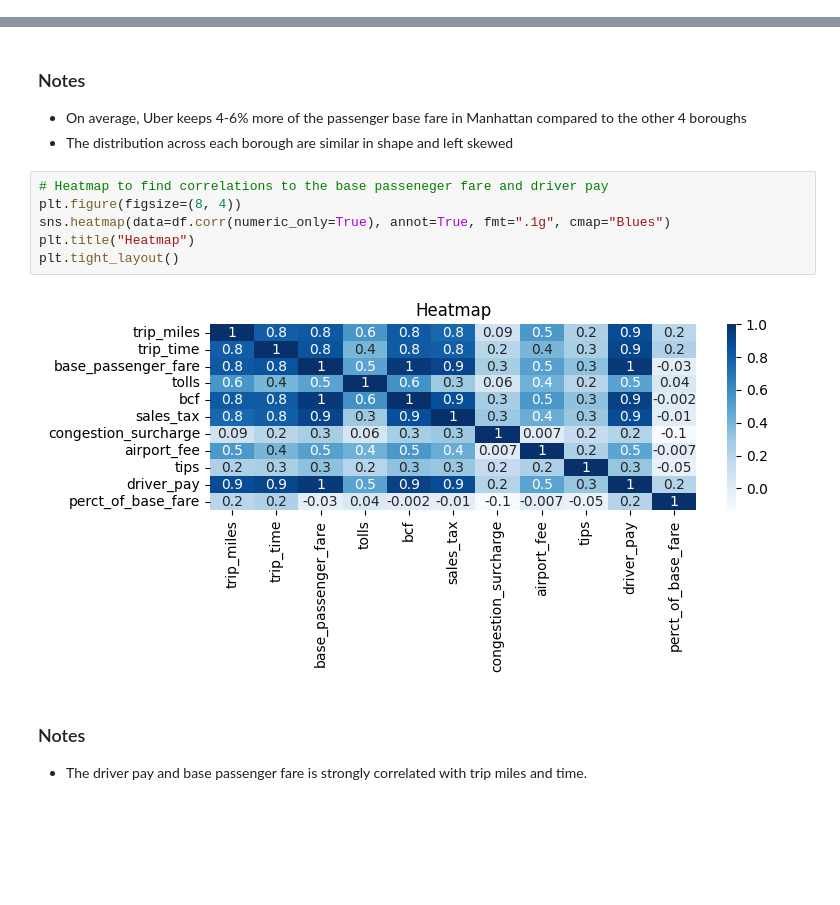
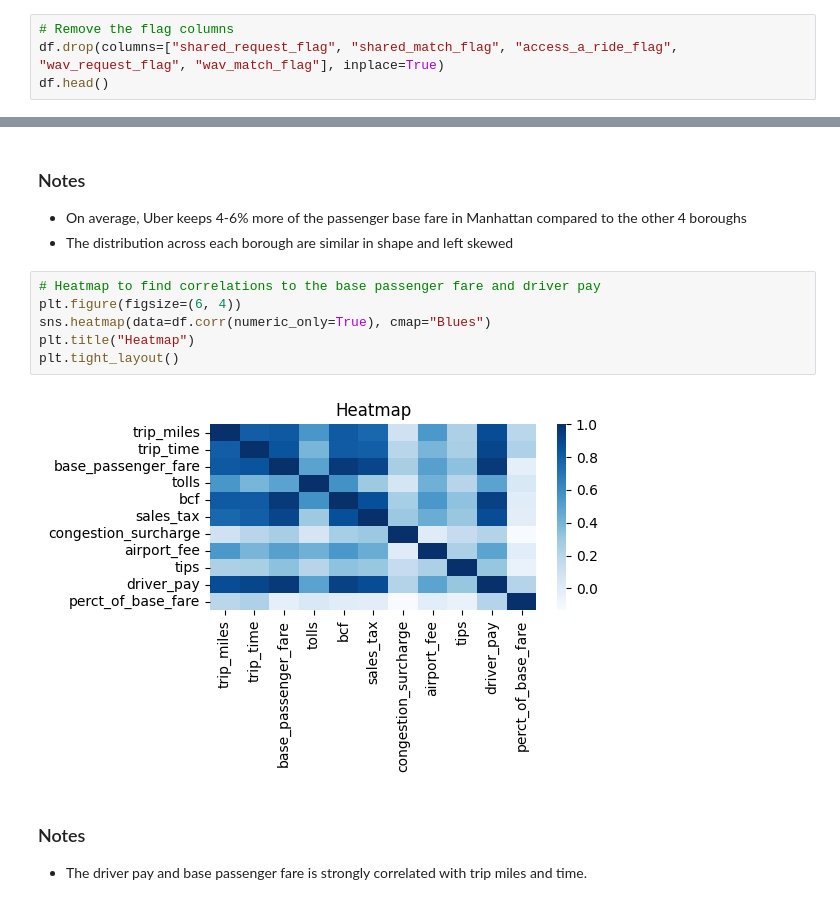
Before and after one commit to kazirshahria/nyc_trip_data_analysis, a Jupyter notebook: project/04_analysis.ipynb, the cells around one changed output, grey strips where cells are left out. Drawn from its saved outputs; the diff is of its cells as text; blank space fills up the shorter version.

```diff
--- a/project/04_analysis.ipynb
+++ b/project/04_analysis.ipynb
@@ -19,3 +20,7 @@ df.head()
 | 3 | 2020-05-24 00:53:55 | 2020-05-24 00:56:19 | 2020-05-24 00:59:25 | 2020-05-24 01:10:48 | 3.81 | 683 | ... |
 | 4 | 2020-05-22 18:24:16 | 2020-05-22 18:25:30 | 2020-05-22 18:27:42 | 2020-05-22 18:35:40 | 1.45 | 478 | ... |
 5 rows × 25 columns
+# %%
+# Remove the flag columns
+df.drop(columns=["shared_request_flag", "shared_match_flag", "access_a_ride_flag", "wav_request_flag", "wav_match_flag"], inplace=True)
+df.head()
@@ -191,13 +203,13 @@ for i, borough in enumerate(["Bronx", "Brooklyn", "Manhattan", "Queens", "Staten
 - On average, Uber keeps 4-6% more of the passenger base fare in Manhattan compared to the other 4 boroughs
 - The distribution across each borough are similar in shape and left skewed
 # %%
-# Heatmap to find correlations to the base passeneger fare and driver pay
-plt.figure(figsize=(8, 4))
-sns.heatmap(data=df.corr(numeric_only=True), annot=True, fmt=".1g", cmap="Blues")
+# Heatmap to find correlations to the base passenger fare and driver pay
+plt.figure(figsize=(6, 4))
+sns.heatmap(data=df.corr(numeric_only=True), cmap="Blues")
 plt.title("Heatmap")
 plt.tight_layout()
 # %% [output]
-[figure, old version]
+[figure, new version]
 # %% [markdown]
 ### Notes
 
```
Also changed, not shown: parts of 5 cells of this notebook.
